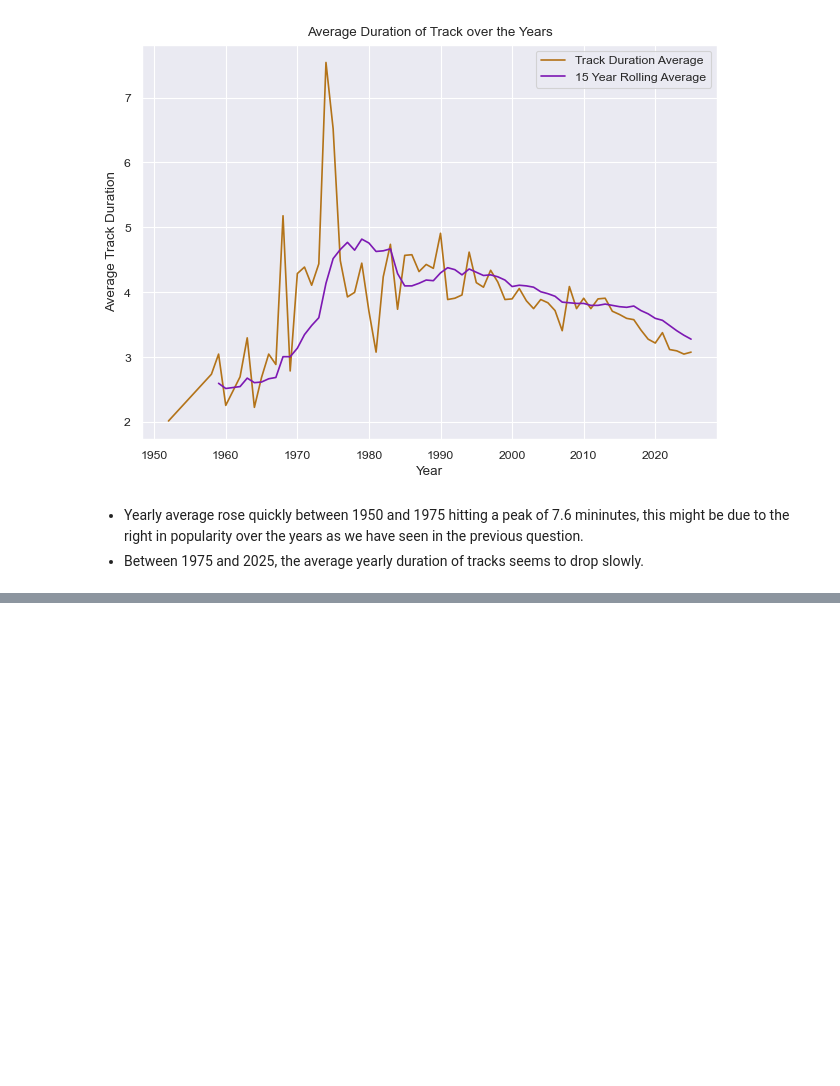
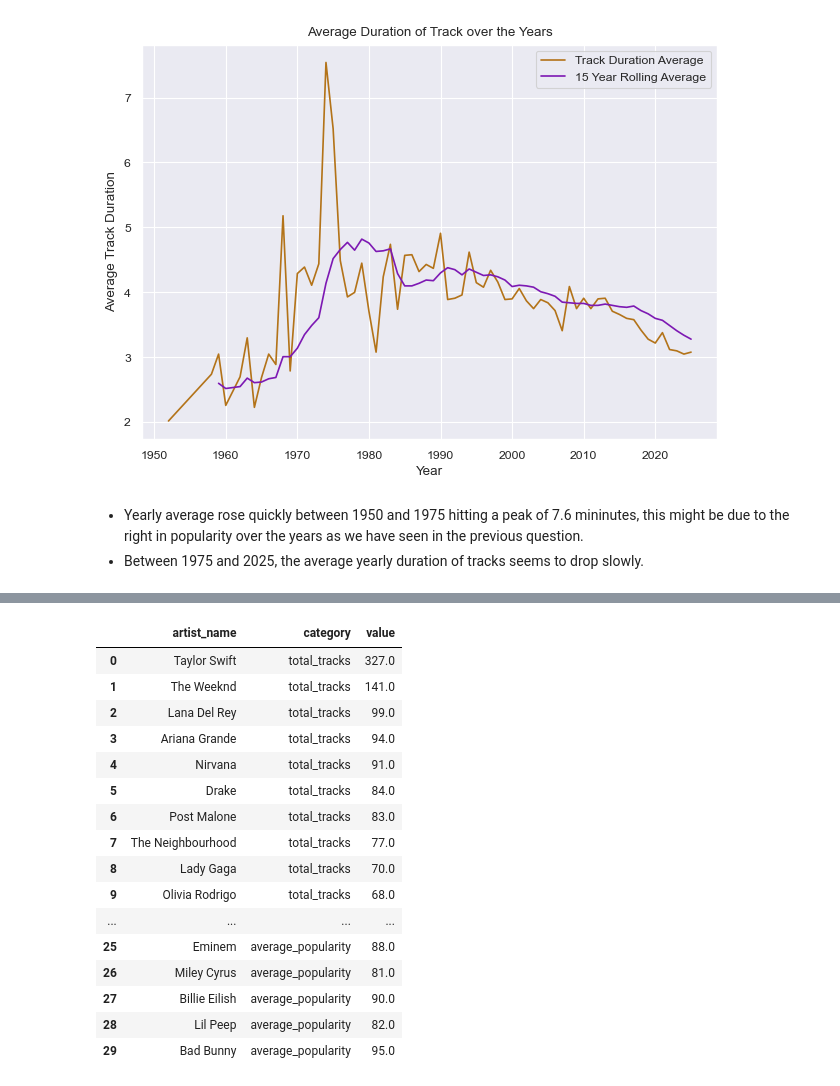
Before and after one commit to mo-chabane-tech/Data-Notebooks-And-Dashboards, a Jupyter notebook: Spotify Global Music/Notebook.ipynb, the cells around one changed output, grey strips where cells are left out. Saved outputs shown, nothing was run; the diff lists cells and outputs as text; code cells hidden in the pictures; blank space fills up the shorter version.

```diff
--- a/Spotify Global Music/Notebook.ipynb
+++ b/Spotify Global Music/Notebook.ipynb
@@ -399,0 +435,21 @@ plt.show()
+# %%
+df5 = df5.melt(id_vars="artist_name", var_name="category", value_name="value")
+df5
+# %% [output]
+|  | artist_name | category | value |
+| 0 | Taylor Swift | total_tracks | 327.0 |
+| 1 | The Weeknd | total_tracks | 141.0 |
+| 2 | Lana Del Rey | total_tracks | 99.0 |
+| 3 | Ariana Grande | total_tracks | 94.0 |
+| 4 | Nirvana | total_tracks | 91.0 |
+| 5 | Drake | total_tracks | 84.0 |
+| 6 | Post Malone | total_tracks | 83.0 |
+| 7 | The Neighbourhood | total_tracks | 77.0 |
+| 8 | Lady Gaga | total_tracks | 70.0 |
+| 9 | Olivia Rodrigo | total_tracks | 68.0 |
+| ... | ... | ... | ... |
+| 25 | Eminem | average_popularity | 88.0 |
+| 26 | Miley Cyrus | average_popularity | 81.0 |
+| 27 | Billie Eilish | average_popularity | 90.0 |
+| 28 | Lil Peep | average_popularity | 82.0 |
+| 29 | Bad Bunny | average_popularity | 95.0 |
```
Also changed, not shown: parts of 6 cells of this notebook.
